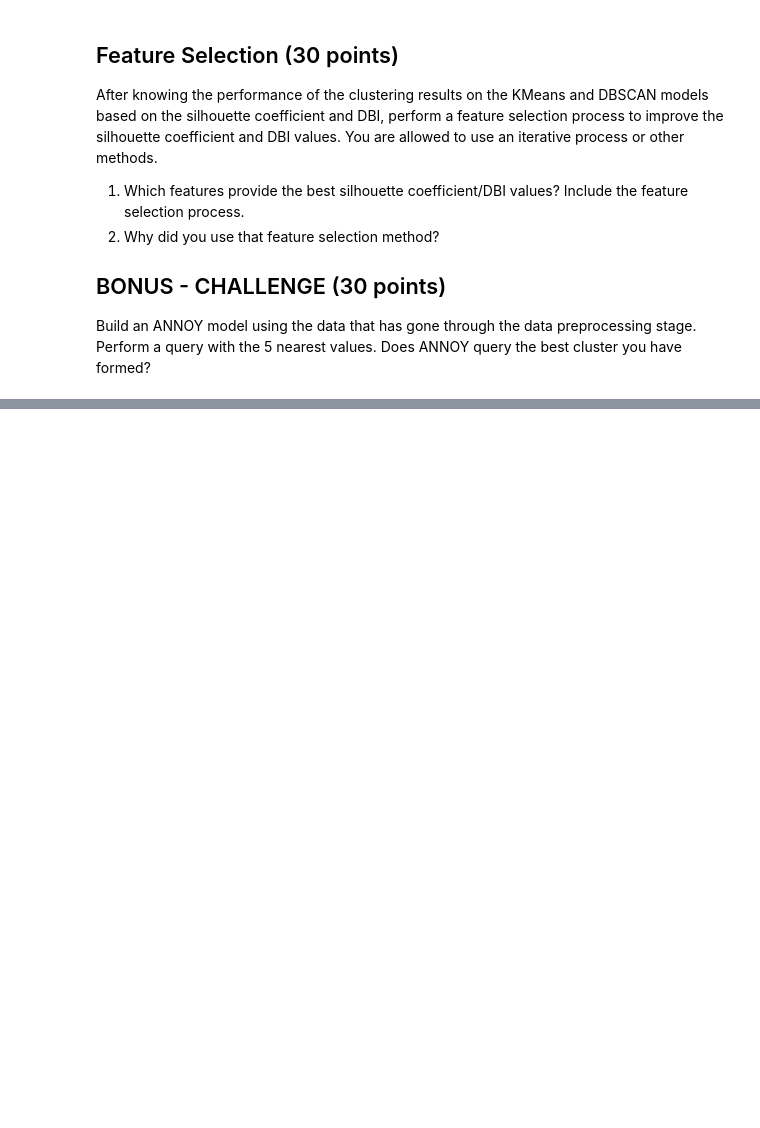
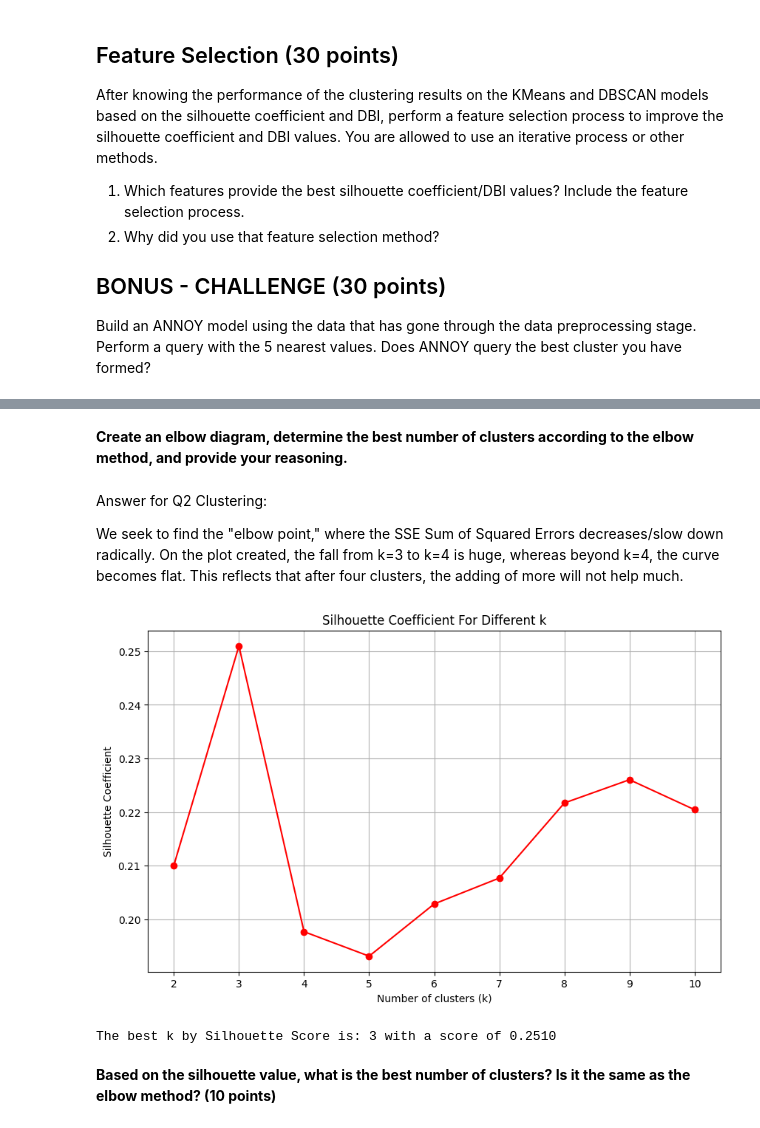
Before and after one commit to Valtern/machinelearningsmt5, a Jupyter notebook: Midterm_MachineLearning.ipynb, the cells around one changed output, grey strips where cells are left out. Cells and saved outputs as stored; diff of their text form; code cells hidden in the pictures; blank space fills up the shorter version.

```diff
--- a/Midterm_MachineLearning.ipynb
+++ b/Midterm_MachineLearning.ipynb
@@ -41,0 +178,25 @@ Build an ANNOY model using the data that has gone through the data preprocessing
+# %% [markdown]
+**Create an elbow diagram, determine the best number of clusters according to the elbow method, and provide your reasoning.**
+# %% [markdown]
+Answer for Q2 Clustering:
+
+We seek to find the "elbow point," where the SSE Sum of Squared Errors decreases/slow down radically. On the plot created, the fall from k=3 to k=4 is huge, whereas beyond k=4, the curve becomes flat. This reflects that after four clusters, the adding of more will not help much.
+# %%
+# 3. Calculate the silhouette coefficient (10 points)
+k_range_silhouette = range(2, 11)
+plt.figure(figsize=(10, 6))
+plt.plot(k_range_silhouette, silhouette_coeffs, 'ro-')
+plt.xlabel('Number of clusters (k)')
+plt.ylabel('Silhouette Coefficient')
+plt.title('Silhouette Coefficient For Different k')
+plt.xticks(k_range_silhouette)
+plt.grid(True)
+plt.show()
+
+best_k_silhouette = k_range_silhouette[np.argmax(silhouette_coeffs)]
+print(f"The best k by Silhouette Score is: {best_k_silhouette} with a score of {max(silhouette_coeffs):.4f}")
+# %% [output]
+[figure, added]
+The best k by Silhouette Score is: 3 with a score of 0.2510
+# %% [markdown]
+**Based on the silhouette value, what is the best number of clusters? Is it the same as the elbow method? (10 points)**
```
Also changed, not shown: parts of 25 cells of this notebook.
